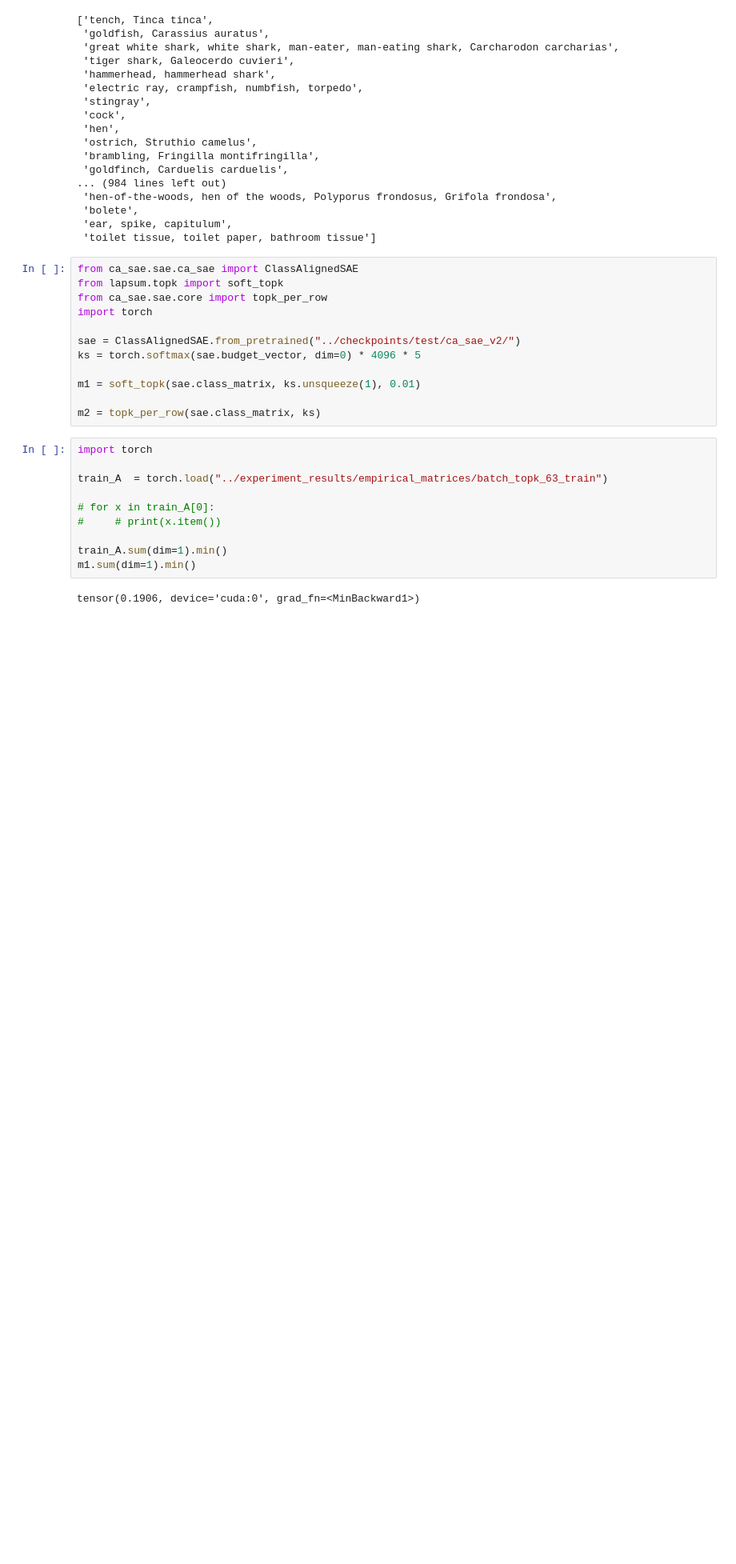
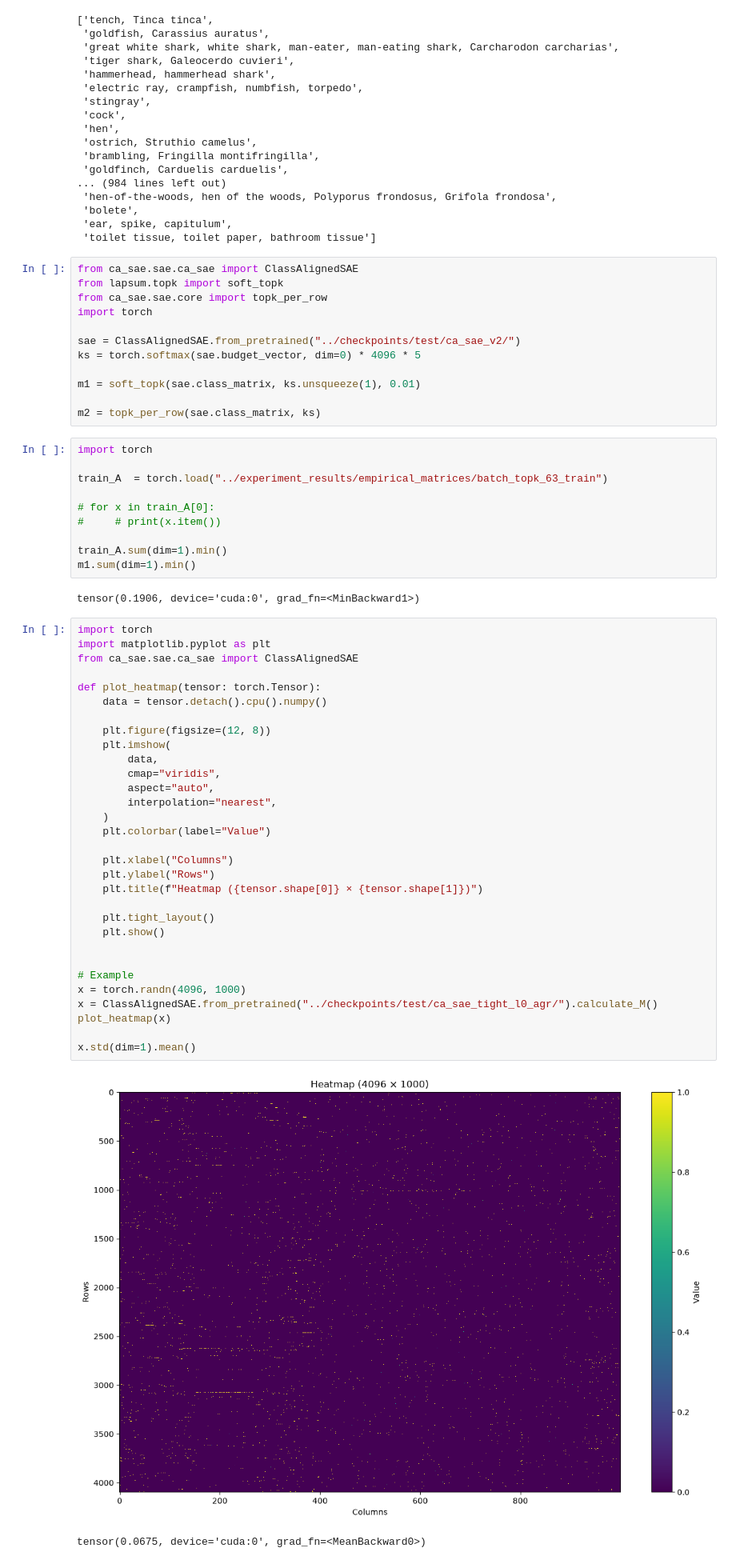
Before and after one commit to St0pien/ca-sae, a Jupyter notebook: notebooks/test.ipynb, the cells around one changed output. Shown at 80% size. Saved outputs shown, nothing was run; the diff lists cells and outputs as text; blank space fills up the shorter version.

```diff
--- a/notebooks/test.ipynb
+++ b/notebooks/test.ipynb
@@ -173,3 +173,37 @@ train_A.sum(dim=1).min()
 m1.sum(dim=1).min()
 # %% [output]
 tensor(0.1906, device='cuda:0', grad_fn=<MinBackward1>)
+# %%
+import torch
+import matplotlib.pyplot as plt
+from ca_sae.sae.ca_sae import ClassAlignedSAE
+
+def plot_heatmap(tensor: torch.Tensor):
+    data = tensor.detach().cpu().numpy()
+
+    plt.figure(figsize=(12, 8))
+    plt.imshow(
+        data,
+        cmap="viridis",
+        aspect="auto",
+        interpolation="nearest",
+    )
+    plt.colorbar(label="Value")
+
+    plt.xlabel("Columns")
+    plt.ylabel("Rows")
+    plt.title(f"Heatmap ({tensor.shape[0]} × {tensor.shape[1]})")
+
+    plt.tight_layout()
+    plt.show()
+
+
+# Example
+x = torch.randn(4096, 1000)
+x = ClassAlignedSAE.from_pretrained("../checkpoints/test/ca_sae_tight_l0_agr/").calculate_M()
+plot_heatmap(x)
+
+x.std(dim=1).mean()
+# %% [output]
+[figure, added]
+tensor(0.0675, device='cuda:0', grad_fn=<MeanBackward0>)
```
Also changed, not shown: parts of 1 cell of this notebook, 39 other files.
